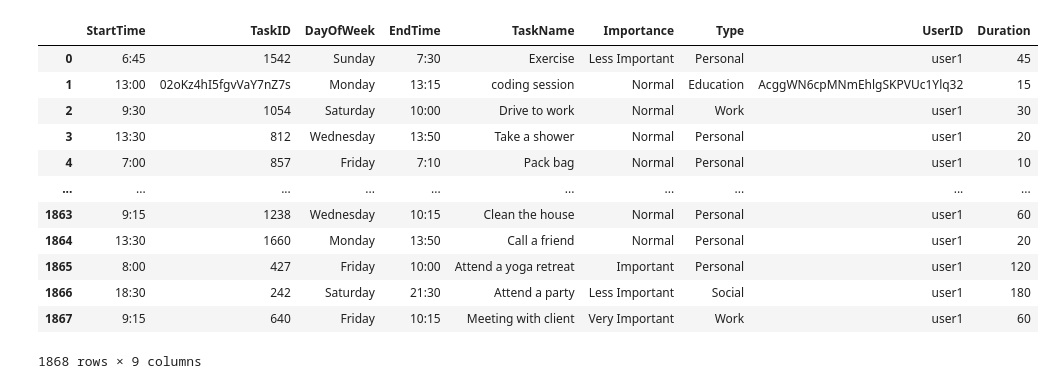
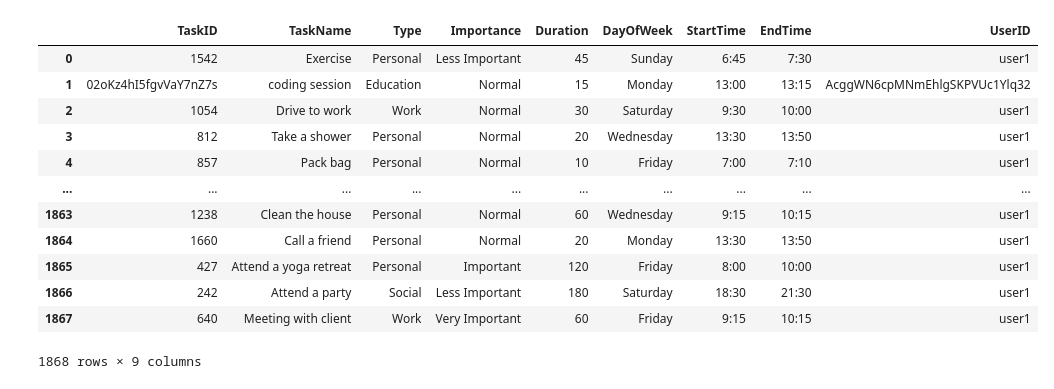
Before and after one commit to LeQNha/DACN1_ToTasks, a Jupyter notebook: ToTasksAII/TrainScript.ipynb, the cells around one changed output. Cells and saved outputs as stored; diff of their text form; code cells hidden in the pictures.

```diff
--- a/ToTasksAII/TrainScript.ipynb
+++ b/ToTasksAII/TrainScript.ipynb
@@ -21,18 +24,26 @@ from data_preprocessing import preprocess_data
 
 from prediction_models.train_models.TypeTrain import train_type_prediction_model
 # %%
+used_data = pd.read_csv('downloaded_dataset_og.csv')
+# used_data = pd.read_csv('extended_dataset_2.csv')
+
+# all_copies = [used_data]
+# for _ in range(2):
+#     all_copies.append(used_data.copy())
+# used_data = pd.concat(all_copies, ignore_index=True)
+
 used_data
 # %% [output]
-|  | StartTime | TaskID | DayOfWeek | EndTime | TaskName | Importance | Type | UserID | Duration |
-| 0 | 6:45 | 1542 | Sunday | 7:30 | Exercise | Less Important | Personal | user1 | 45 |
-| 1 | 13:00 | 02oKz4hI5fgvVaY7nZ7s | Monday | 13:15 | coding session | Normal | Education | AcggWN6cpMNmEhlgSKPVUc1Ylq32 | 15 |
-| 2 | 9:30 | 1054 | Saturday | 10:00 | Drive to work | Normal | Work | user1 | 30 |
-| 3 | 13:30 | 812 | Wednesday | 13:50 | Take a shower | Normal | Personal | user1 | 20 |
-| 4 | 7:00 | 857 | Friday | 7:10 | Pack bag | Normal | Personal | user1 | 10 |
+|  | TaskID | TaskName | Type | Importance | Duration | DayOfWeek | StartTime | EndTime | UserID |
+| 0 | 1542 | Exercise | Personal | Less Important | 45 | Sunday | 6:45 | 7:30 | user1 |
+| 1 | 02oKz4hI5fgvVaY7nZ7s | coding session | Education | Normal | 15 | Monday | 13:00 | 13:15 | AcggWN6cpMNmEhlgSKPVUc1Ylq32 |
+| 2 | 1054 | Drive to work | Work | Normal | 30 | Saturday | 9:30 | 10:00 | user1 |
+| 3 | 812 | Take a shower | Personal | Normal | 20 | Wednesday | 13:30 | 13:50 | user1 |
+| 4 | 857 | Pack bag | Personal | Normal | 10 | Friday | 7:00 | 7:10 | user1 |
 | ... | ... | ... | ... | ... | ... | ... | ... | ... | ... |
-| 1863 | 9:15 | 1238 | Wednesday | 10:15 | Clean the house | Normal | Personal | user1 | 60 |
-| 1864 | 13:30 | 1660 | Monday | 13:50 | Call a friend | Normal | Personal | user1 | 20 |
-| 1865 | 8:00 | 427 | Friday | 10:00 | Attend a yoga retreat | Important | Personal | user1 | 120 |
-| 1866 | 18:30 | 242 | Saturday | 21:30 | Attend a party | Less Important | Social | user1 | 180 |
-| 1867 | 9:15 | 640 | Friday | 10:15 | Meeting with client | Very Important | Work | user1 | 60 |
+| 1863 | 1238 | Clean the house | Personal | Normal | 60 | Wednesday | 9:15 | 10:15 | user1 |
+| 1864 | 1660 | Call a friend | Personal | Normal | 20 | Monday | 13:30 | 13:50 | user1 |
+| 1865 | 427 | Attend a yoga retreat | Personal | Important | 120 | Friday | 8:00 | 10:00 | user1 |
+| 1866 | 242 | Attend a party | Social | Less Important | 180 | Saturday | 18:30 | 21:30 | user1 |
+| 1867 | 640 | Meeting with client | Work | Very Important | 60 | Friday | 9:15 | 10:15 | user1 |
 1868 rows × 9 columns
```
Also changed, not shown: parts of 7 cells of this notebook, 31 other files.
